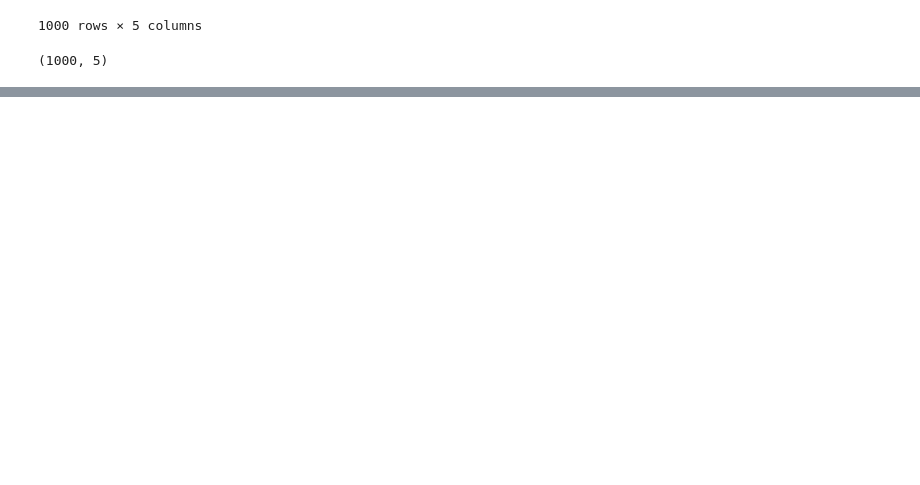
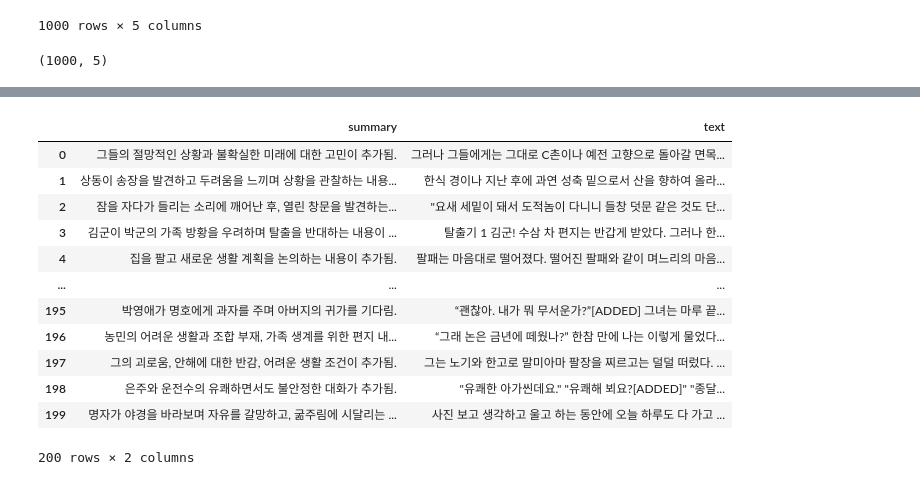
Before and after one commit to fmaPark/novel-addition-summerize-model, a Jupyter notebook: preprocessing/training_data_preprocessing.ipynb, the cells around one changed output, grey strips where cells are left out. Cells and saved outputs as stored; diff of their text form; code cells hidden in the pictures; blank space fills up the shorter version.

Commit message:
add training data 200

```diff
--- a/preprocessing/training_data_preprocessing.ipynb
+++ b/preprocessing/training_data_preprocessing.ipynb
@@ -423,0 +431,10 @@ result_df.to_csv(csv_file_path, index=False)
+# %%
+# CSV 파일 경로
+file_path = "./data/training_data_chatgptin.csv"
+
+# CSV 파일을 데이터프레임으로 불러오기
+df = pd.read_csv(file_path)
+# df = df.head(200)
+
+# 데이터프레임 확인
+df.head()
@@ -423,0 +448,14 @@ result_df.to_csv(csv_file_path, index=False)
+# %%
+# 변화를 감지하여 토큰화된 텍스트 생성하는 함수
+def detect_changes(old_text, new_text):
+    added_parts = []
+    for diff in difflib.ndiff(old_text, new_text):
+        if diff[0] == '+':
+            added_parts.append(diff[2:])
+    return old_text + "[ADDED]" + "".join(added_parts) + "[/ADDED]"
+
+# 'text' 열에 변화를 감지한 텍스트 추가
+df['text'] = df.apply(lambda row: detect_changes(row['old'], row['new']), axis=1)
+
+# 결과 확인
+df
@@ -423,0 +476,22 @@ result_df.to_csv(csv_file_path, index=False)
+# %%
+# 'file_path', 'new', 'old', 'gptinput' 열 삭제
+df.drop(columns=['file_path', 'new', 'old', 'gptinput'], inplace=True)
+
+# 'gptoutput' 열 이름을 'summary'로 변경
+df.rename(columns={'gptoutput': 'summary'}, inplace=True)
+
+df
+# %% [output]
+|  | summary | text |
+| 0 | 그들의 절망적인 상황과 불확실한 미래에 대한 고민이 추가됨. | 그러나 그들에게는 그대로 C촌이나 예전 고향으로 돌아갈 면목... |
+| 1 | 상동이 송장을 발견하고 두려움을 느끼며 상황을 관찰하는 내용... | 한식 경이나 지난 후에 과연 성축 밑으로서 산을 향하여 올라... |
+| 2 | 잠을 자다가 들리는 소리에 깨어난 후, 열린 창문을 발견하는... | "요새 세밑이 돼서 도적놈이 다니니 들창 덧문 같은 것도 단... |
+| 3 | 김군이 박군의 가족 방황을 우려하며 탈출을 반대하는 내용이 ... | 탈출기 1 김군! 수삼 차 편지는 반갑게 받았다. 그러나 한... |
+| 4 | 집을 팔고 새로운 생활 계획을 논의하는 내용이 추가됨. | 팔패는 마음대로 떨어졌다. 떨어진 팔패와 같이 며느리의 마음... |
+| ... | ... | ... |
+| 195 | 박영애가 명호에게 과자를 주며 아버지의 귀가를 기다림. | “괜찮아. 내가 뭐 무서운가?”[ADDED] 그녀는 마루 끝... |
+| 196 | 농민의 어려운 생활과 조합 부재, 가족 생계를 위한 편지 내... | “그래 논은 금년에 떼웠나?” 한참 만에 나는 이렇게 물었다... |
+| 197 | 그의 괴로움, 안해에 대한 반감, 어려운 생활 조건이 추가됨. | 그는 노기와 한고로 말미아마 팔장을 찌르고는 덜덜 떠렀다. ... |
+| 198 | 은주와 운전수의 유쾌하면서도 불안정한 대화가 추가됨. | "유쾌한 아가씬데요." "유쾌해 뵈요?[ADDED]" "종달... |
+| 199 | 명자가 야경을 바라보며 자유를 갈망하고, 굶주림에 시달리는 ... | 사진 보고 생각하고 울고 하는 동안에 오늘 하루도 다 가고 ... |
+200 rows × 2 columns
```
Also changed, not shown: parts of 5 cells of this notebook, 7 other files.
